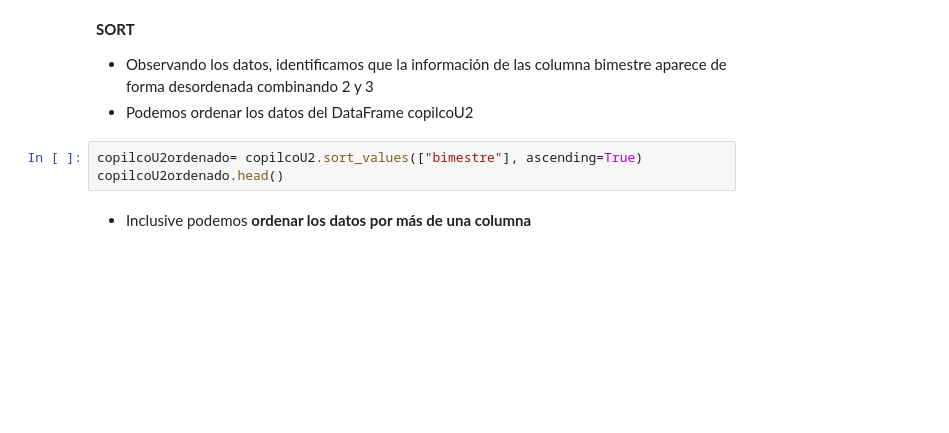
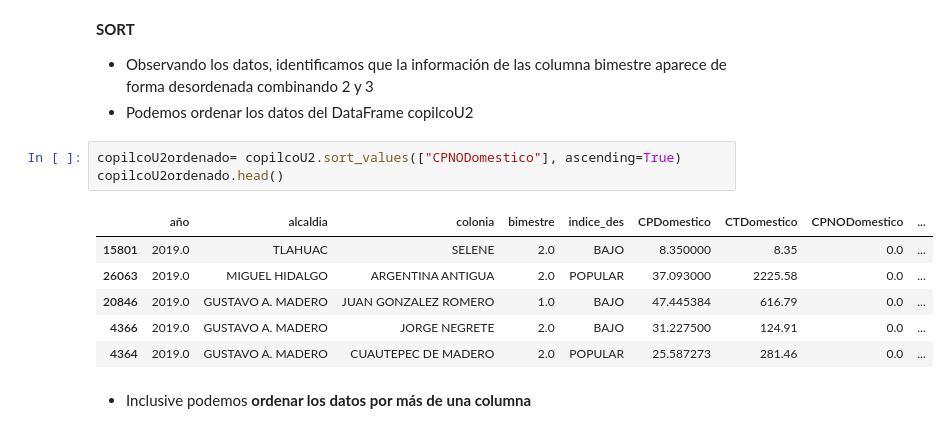
Before and after one commit to benjov/Estadistica_II_Primavera_2020, a Jupyter notebook: Clase_00/PANDAS_CLASE_Alumnos.ipynb, the cells around one changed output. Saved outputs shown, nothing was run; the diff lists cells and outputs as text; blank space fills up the shorter version.

```diff
--- a/Clase_00/PANDAS_CLASE_Alumnos.ipynb
+++ b/Clase_00/PANDAS_CLASE_Alumnos.ipynb
@@ -391,8 +714,15 @@ copilcoU2
 * Observando los datos, identificamos que la información de las columna bimestre aparece de forma desordenada combinando 2 y 3
 * Podemos ordenar los datos del DataFrame copilcoU2
 # %%
-copilcoU2ordenado= copilcoU2.sort_values(["bimestre"], ascending=True)
+copilcoU2ordenado= copilcoU2.sort_values(["CPNODomestico"], ascending=True)
 copilcoU2ordenado.head()
+# %% [output]
+|  | año | alcaldia | colonia | bimestre | indice_des | CPDomestico | CTDomestico | CPNODomestico | ... |
+| 15801 | 2019.0 | TLAHUAC | SELENE | 2.0 | BAJO | 8.350000 | 8.35 | 0.0 | ... |
+| 26063 | 2019.0 | MIGUEL HIDALGO | ARGENTINA ANTIGUA | 2.0 | POPULAR | 37.093000 | 2225.58 | 0.0 | ... |
+| 20846 | 2019.0 | GUSTAVO A. MADERO | JUAN GONZALEZ ROMERO | 1.0 | BAJO | 47.445384 | 616.79 | 0.0 | ... |
+| 4366 | 2019.0 | GUSTAVO A. MADERO | JORGE NEGRETE | 2.0 | BAJO | 31.227500 | 124.91 | 0.0 | ... |
+| 4364 | 2019.0 | GUSTAVO A. MADERO | CUAUTEPEC DE MADERO | 2.0 | POPULAR | 25.587273 | 281.46 | 0.0 | ... |
 # %% [markdown]
 * Inclusive podemos **ordenar los datos por más de una columna**
 # %%
```
Also changed, not shown: parts of 48 cells of this notebook, 1 other file.
